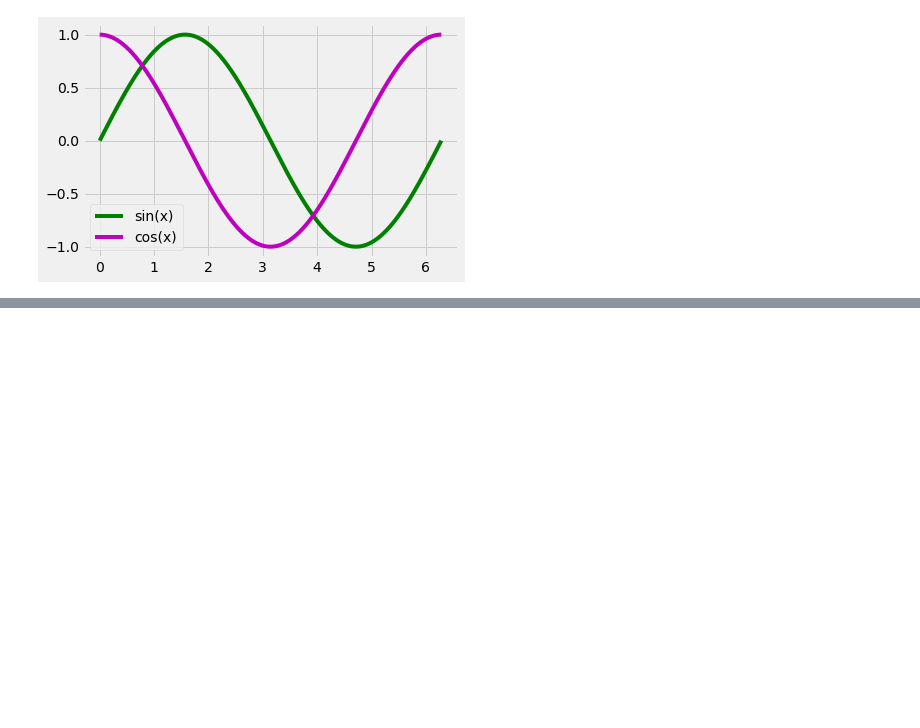
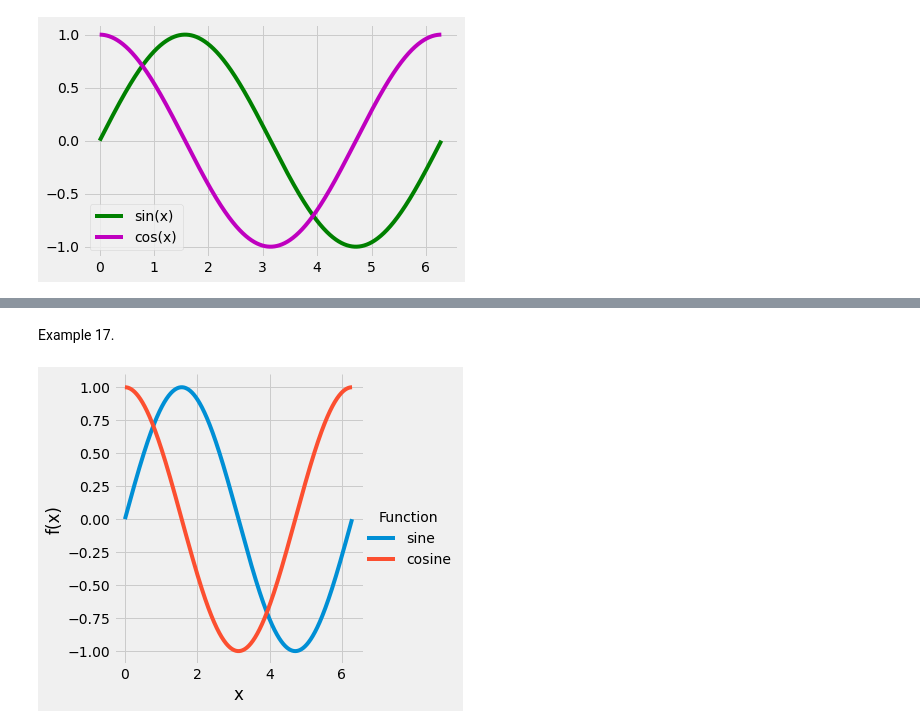
Before and after one commit to caiquemiranda/data-visualization-python, a Jupyter notebook: 15-extra_plot.ipynb, the cells around one changed output, grey strips where cells are left out. Drawn from its saved outputs; the diff is of its cells as text; code cells hidden in the pictures; blank space fills up the shorter version.

```diff
--- a/15-extra_plot.ipynb
+++ b/15-extra_plot.ipynb
@@ -320,0 +320,21 @@ plt.savefig("data/trigonometric_functions.pdf")
+# %% [markdown]
+Example 17.
+# %%
+import numpy as np
+import pandas as pd
+import math
+
+data = pd.DataFrame({"x": np.linspace(0, 2*math.pi, 1000)})
+data = data.eval("sine = sin(x)")
+data = data.eval("cosine = cos(x)")
+
+# In order to be able to plot sine and cosine in a single seaborn plot we convert the data from wide format for long format.
+
+data=data.melt(id_vars=["x"], value_vars=["sine","cosine"],
+
+var_name="Function", value_name="f(x)")
+
+sns.relplot("x", "f(x)", hue="Function", data=data, kind="line")
+plt.show()
+# %% [output]
+[figure, added]
```
Also changed, not shown: parts of 25 cells of this notebook.
